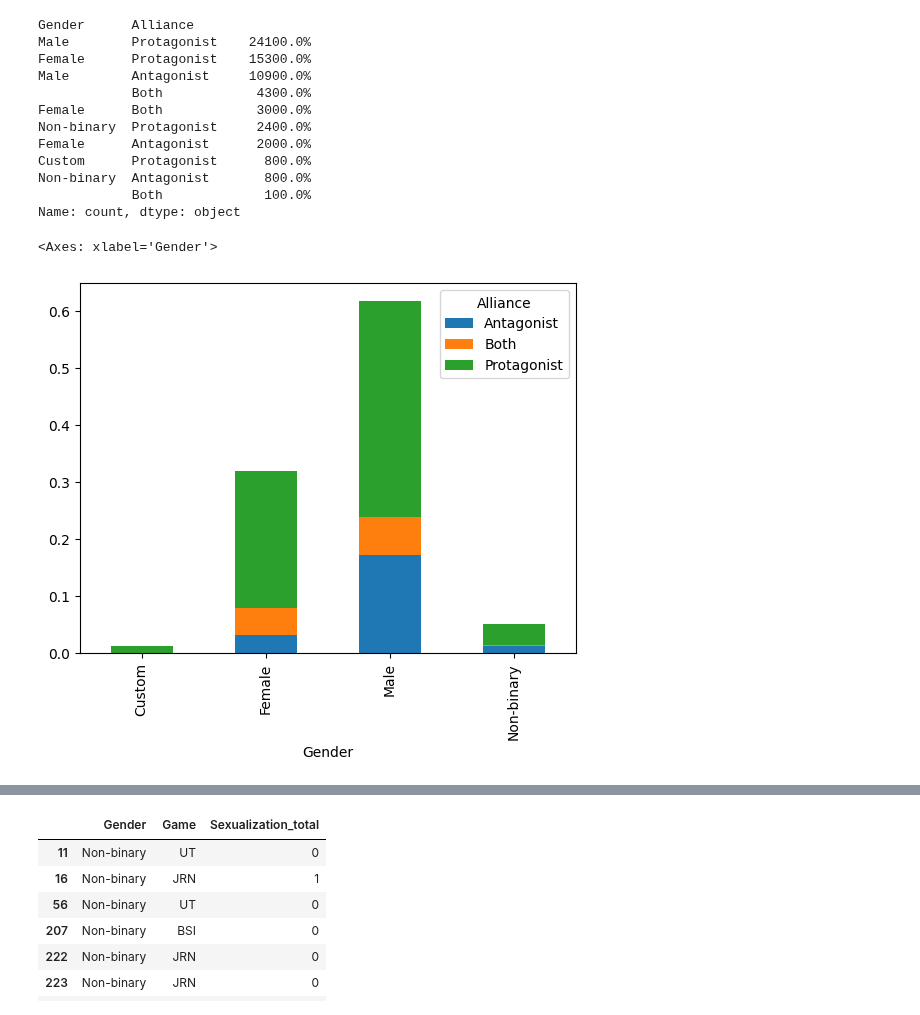
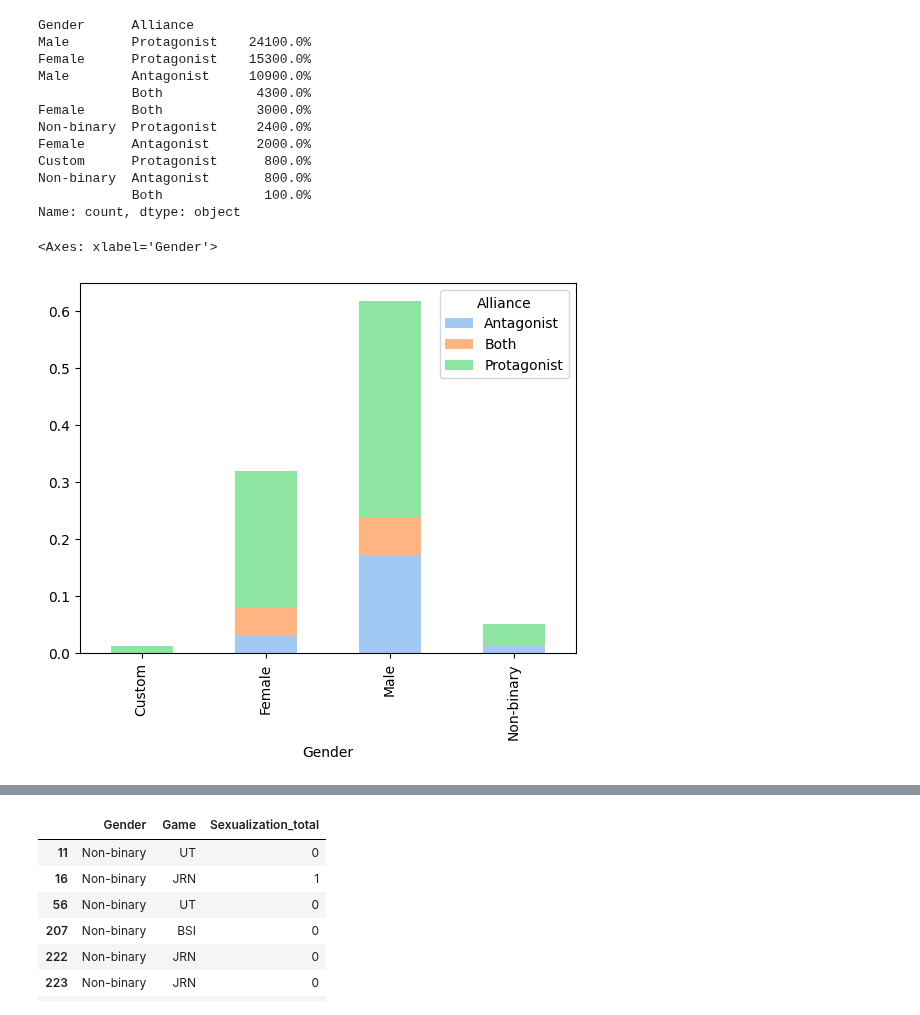
Before and after one commit to hayleyyryan/CFG_Degree_Project_Group_4, a Jupyter notebook: notebooks/archive/character_and_sexualization.ipynb, the cells around one changed output, grey strips where cells are left out. Cells and saved outputs as stored; diff of their text form; code cells hidden in the pictures.

Commit message:
updating chars graphics parts also adding cleaned_games.csv

```diff
--- a/notebooks/archive/character_and_sexualization.ipynb
+++ b/notebooks/archive/character_and_sexualization.ipynb
@@ -361,0 +360,29 @@ plt.show()
+# %%
+gender_play_age_bar = df_char[['Gender','Function']].value_counts().unstack()
+# to get pastel color from sns
+colors = sns.color_palette('pastel', n_colors=gender_play_age_bar.shape[1])
+
+# adding colors
+ax = gender_play_age_bar.plot(kind='bar', color=colors, figsize=(10, 6))
+
+# labels
+mylabels = ['deuteragonist', 'main antagonist', 'main character', 'protagonist', 'secondary character', 'side-kick']
+ax.legend(labels=mylabels, title='Function', bbox_to_anchor=(1.05, 1), loc='upper left')
+
+
+ax.set_xlabel('Gender')
+ax.set_ylabel('Count')
+ax.set_title('Character Functions by Gender')
+
+plt.grid(True)
+
+# number on only selected bars
+selected_functions = ['protagonist', 'main character', 'secondary character']
+selected_columns = [mylabels.index(func) for func in selected_functions]  # index of selected functions
+
+for idx, container in enumerate(ax.containers):
+    if idx in selected_columns:  # only labels on selected bars
+        ax.bar_label(container, label_type='edge', fontsize=10)
+
+
+plt.show()
@@ -664,9 +681,13 @@ Non-binary  Antagonist       800.0%
             Both             100.0%
 Name: count, dtype: object
 # %%
+#ORIGINAL
+
+olors = sns.color_palette('pastel', n_colors=3)
+
 gen_ally = df_char[['Gender', 'Alliance']].value_counts(normalize= True)
 gen_ally_df = gen_ally.unstack()
-gen_ally_df.plot(kind='bar', stacked=True)
+gen_ally_df.plot(kind='bar', stacked=True, color = colors)
 # %% [output]
 <Axes: xlabel='Gender'>
-[figure, old version]
+[figure, new version]
```
Also changed, not shown: parts of 9 cells of this notebook, 1 other file.
